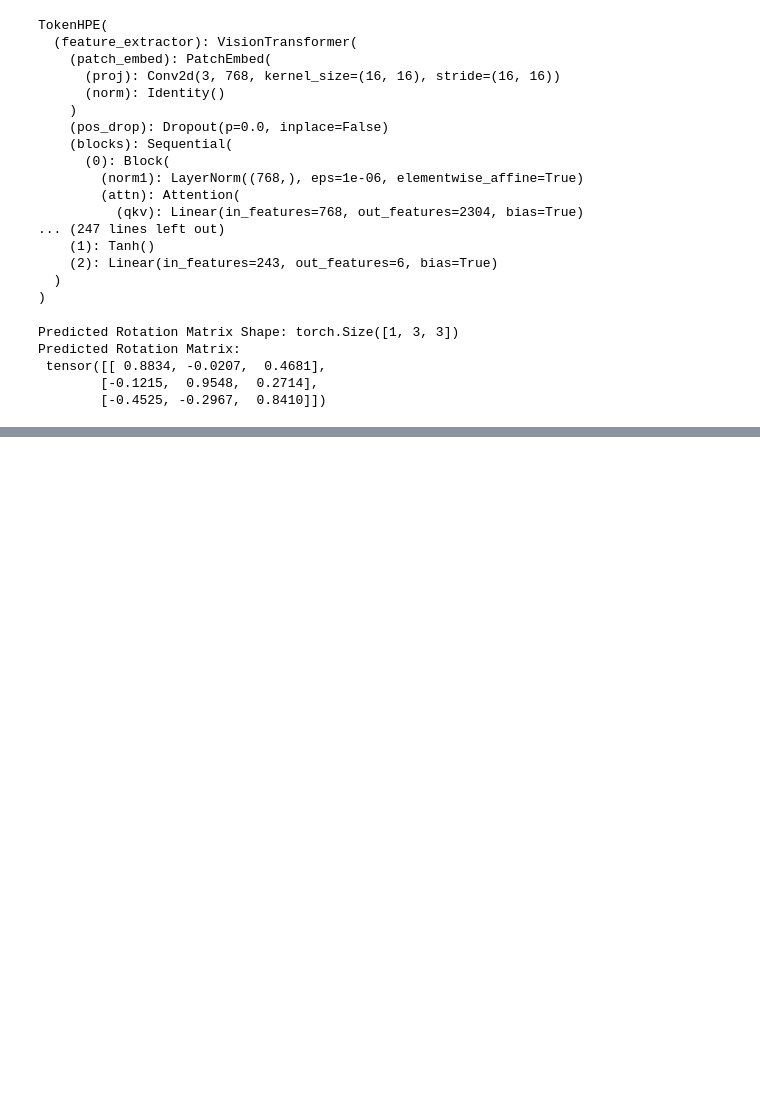
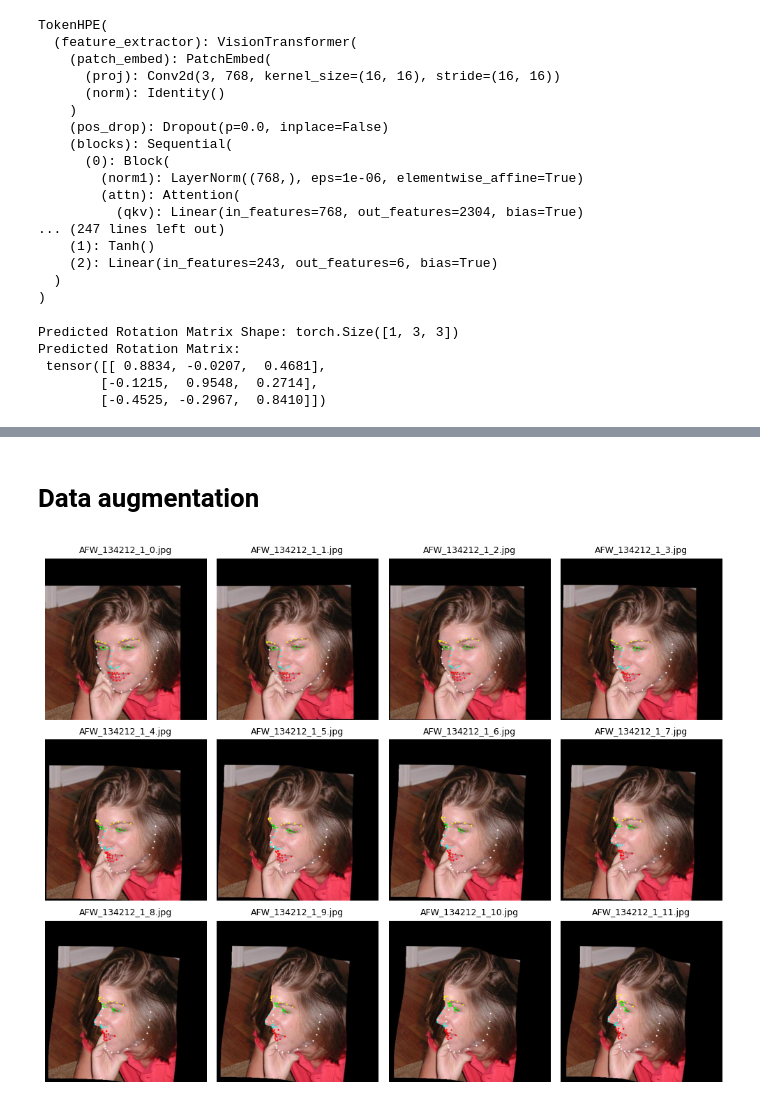
Before and after one commit to enricbaixauli/CV2_final_project, a Jupyter notebook: cv2-p2-project-vila-baixauli.ipynb, the cells around one changed output, grey strips where cells are left out. Cells and saved outputs as stored; diff of their text form; code cells hidden in the pictures; blank space fills up the shorter version.

Commit message:
Data augmentation funciones

```diff
--- a/cv2-p2-project-vila-baixauli.ipynb
+++ b/cv2-p2-project-vila-baixauli.ipynb
@@ -177,0 +177,2 @@ Pitch: -16.167137145996094 Yaw: 53.772430419921875 Roll: -7.593020439147949
+# %% [markdown]
+# Data augmentation
@@ -177,0 +204,34 @@ Pitch: -16.167137145996094 Yaw: 53.772430419921875 Roll: -7.593020439147949
+# %%
+colors = {
+    "Jaw": (JAW, 255, 255, 255),
+    "Eyebrows": (EYEBROWS, 255, 255, 0),
+    "Nose": (NOSE, 0, 255, 255),
+    "Eyes": (EYES, 0, 255, 0),
+    "Mouth": (MOUTH, 255, 0, 0)
+}
+
+fig, axes = plt.subplots(3, 4, figsize=(10, 8))
+axes = axes.flatten()
+
+for idx, test_image in enumerate(test_images):
+    img = cv2.imread(test_image)
+    img = cv2.cvtColor(img, cv2.COLOR_BGR2RGB)
+    landmarks = extract_landmarks(test_image)
+    img_points = img.copy()
+
+    for name, (part, r, g, b) in colors.items():
+        points = landmarks[part]
+        for x, y in points:
+            cv2.circle(img_points, (x, y), radius=2, color=(r, g, b), thickness=-1)
+
+    axes[idx].imshow(img_points)
+    axes[idx].set_title(os.path.basename(test_image), fontsize=9)
+    axes[idx].axis('off')
+
+for idx in range(len(test_images), len(axes)):
+    axes[idx].axis('off')
+
+plt.tight_layout()
+plt.show()
+# %% [output]
+[figure, added]
```
Also changed, not shown: parts of 8 cells of this notebook.
